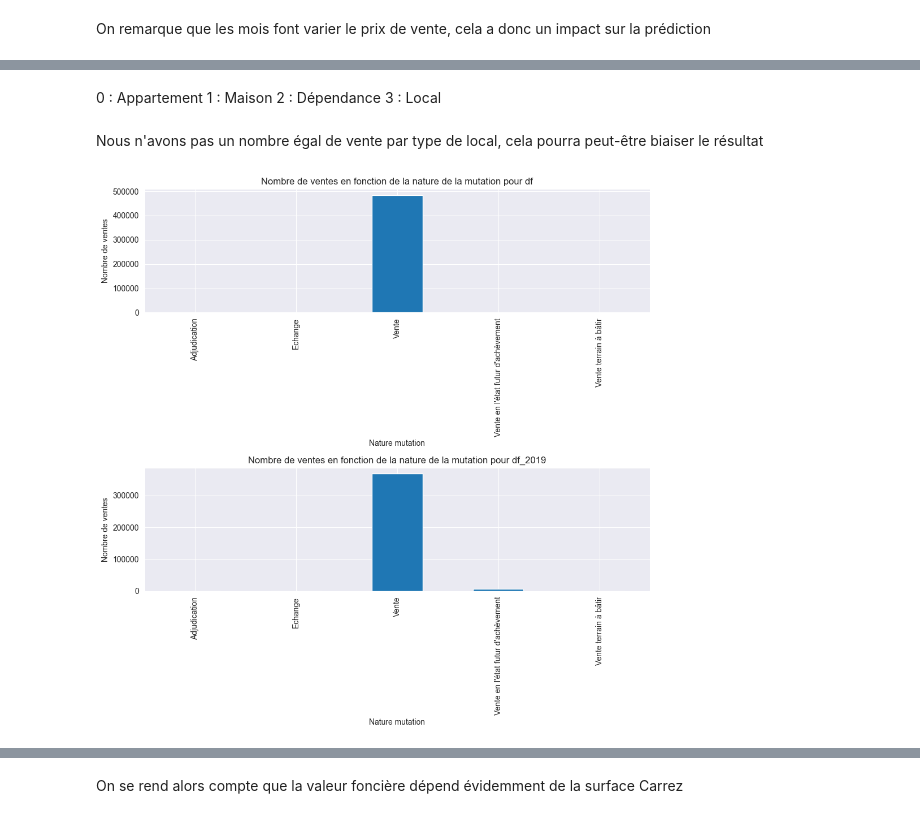
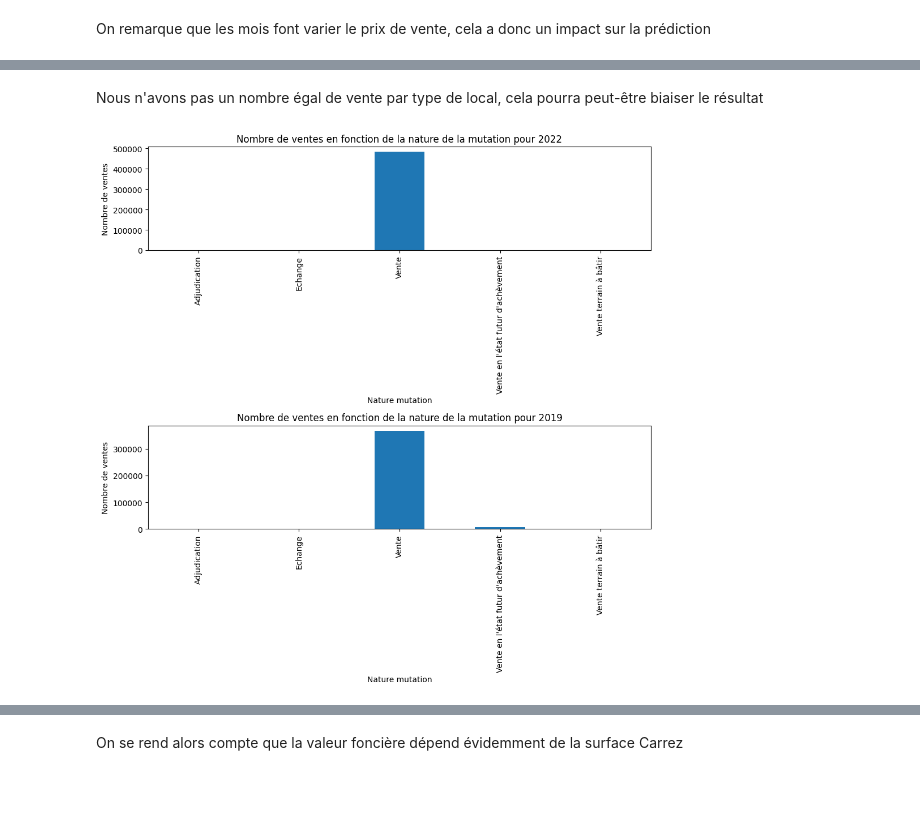
Before and after one commit to JZhg02/MasterCamp, a Jupyter notebook: nicolas copy.ipynb, the cells around one changed output, grey strips where cells are left out. Drawn from its saved outputs; the diff is of its cells as text; code cells hidden in the pictures; blank space fills up the shorter version.

```diff
--- a/nicolas copy.ipynb
+++ b/nicolas copy.ipynb
@@ -244,32 +243,23 @@ df_2019['Type local'] = le.fit_transform(df_2019['Type local'])
-# %% [markdown]
-0 : Appartement
-1 : Maison
-2 : Dépendance
-3 : Local
 # %% [markdown]
 Nous n'avons pas un nombre égal de vente par type de local, cela pourra peut-être biaiser le résultat
 # %%
-# Créer une figure avec deux subplots
 fig, axs = plt.subplots(2, 1, figsize=(10, 10))
 
-# Tracer le premier subplot
 df.groupby('Nature mutation')['Valeur fonciere'].count().plot(kind='bar', ax=axs[0])
-axs[0].set_title('Nombre de ventes en fonction de la nature de la mutation pour df')
+axs[0].set_title('Nombre de ventes en fonction de la nature de la mutation pour 2022')
 axs[0].set_xlabel('Nature mutation')
 axs[0].set_ylabel('Nombre de ventes')
 
-# Tracer le deuxième subplot
 df_2019.groupby('Nature mutation')['Valeur fonciere'].count().plot(kind='bar', ax=axs[1])
-axs[1].set_title('Nombre de ventes en fonction de la nature de la mutation pour df_2019')
+axs[1].set_title('Nombre de ventes en fonction de la nature de la mutation pour 2019')
 axs[1].set_xlabel('Nature mutation')
 axs[1].set_ylabel('Nombre de ventes')
 
-# Ajuster l'espace entre les subplots
 plt.tight_layout()
 plt.show()
 
 
 df['Nature mutation'] = le.fit_transform(df['Nature mutation'])
 # %% [output]
-[figure, old version]
+[figure, new version]
 # %%
```
Also changed, not shown: parts of 51 cells of this notebook, 1 other file.
